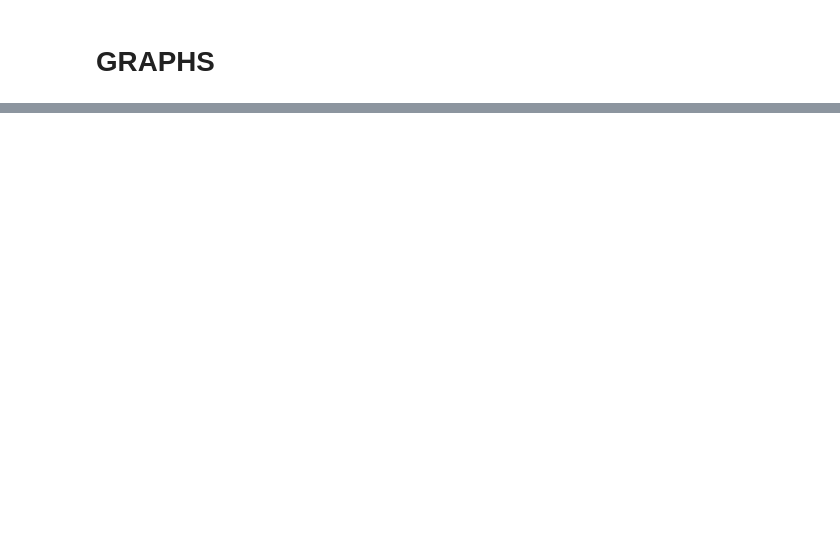
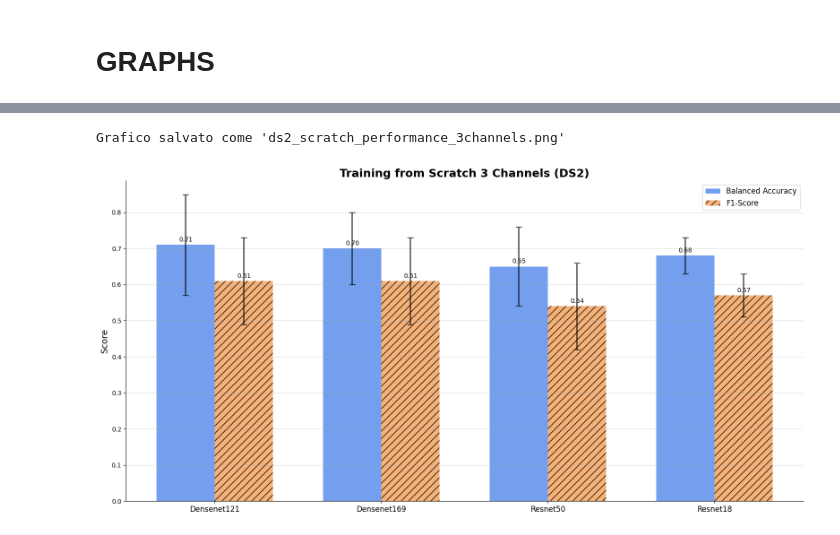
Before and after one commit to z4n0/MIND, a Jupyter notebook: notebooks/supervised_learning.ipynb, the cells around one changed output, grey strips where cells are left out. Cells and saved outputs as stored; diff of their text form; code cells hidden in the pictures; blank space fills up the shorter version.

```diff
--- a/notebooks/supervised_learning.ipynb
+++ b/notebooks/supervised_learning.ipynb
@@ -1659,0 +1666,72 @@ else:
+# %%
+import matplotlib.pyplot as plt
+import numpy as np
+import pandas as pd
+
+# --- 1. DATA FROM THE PROVIDED TABLE ---
+# Data for the "Training from scratch 3 channels" experiment on DS2.
+
+# Nomi dei modelli per l'asse X (ordinati come nella tabella)
+labels = ['Densenet121', 'Densenet169', 'Resnet50', 'Resnet18']
+
+# Valori di Balanced Accuracy (bac)
+acc_means = np.array([0.71, 0.70, 0.65, 0.68])
+acc_stds = np.array([0.14, 0.10, 0.11, 0.05])
+
+# Valori di F1-Score (f1)
+f1_means = np.array([0.61, 0.61, 0.54, 0.57])
+f1_stds = np.array([0.12, 0.12, 0.12, 0.06])
+
+# --- 2. CREAZIONE DEL GRAFICO ---
+fig, ax = plt.subplots(figsize=(16, 8))
+
+x = np.arange(len(labels))  # le posizioni delle etichette
+width = 0.35  # la larghezza delle barre
+
+# Disegna le barre della Balanced Accuracy (solide)
+rects1 = ax.bar(x - width/2, acc_means, width, label='Balanced Accuracy',
+                yerr=acc_stds, capsize=5, color='cornflowerblue', alpha=0.9)
+
+# Disegna le barre dell'F1-Score (tratteggiate)
+rects2 = ax.bar(x + width/2, f1_means, width, label='F1-Score',
+                yerr=f1_stds, capsize=5, color='sandybrown', hatch='//', alpha=0.85)
+
+# --- 3. AGGIUNTA DI ETICHETTE E STILE ---
+ax.set_ylabel('Score', fontsize=14)
+ax.set_title('Training from Scratch 3 Channels (DS2)', fontsize=18, fontweight='bold')
+ax.set_xticks(x)
+ax.set_xticklabels(labels, rotation=0, ha="center", fontsize=12)
+ax.legend(fontsize=12)
+
+# Calcola il limite superiore dell'asse y in modo sicuro
+all_means = np.concatenate([acc_means, f1_means])
+max_val = np.nanmax(all_means) if len(all_means) > 0 else 1.0
+ax.set_ylim(0, max_val * 1.25)
+
+# Funzione per aggiungere i valori numerici sopra le barre
+def add_value_labels(rects):
+    for rect in rects:
+        height = rect.get_height()
+        if pd.notna(height):
+            ax.annotate(f'{height:.2f}', # Mostra 2 cifre decimali
+                        xy=(rect.get_x() + rect.get_width() / 2, height),
+                        xytext=(0, 3),  # 3 punti di offset verticale
+                        textcoords="offset points",
+                        ha='center', va='bottom', fontsize=10)
+
+add_value_labels(rects1)
+add_value_labels(rects2)
+
+# Migliora il layout generale
+ax.grid(axis='y', linestyle='--', alpha=0.6)
+ax.spines['top'].set_visible(False)
+ax.spines['right'].set_visible(False)
+fig.tight_layout()
+
+# --- 4. SALVATAGGIO E VISUALIZZAZIONE ---
+plt.savefig("ds2_scratch_performance_3channels.png", dpi=300, bbox_inches='tight')
+print("Grafico salvato come 'ds2_scratch_performance_3channels.png'")
+plt.show()
+# %% [output]
+Grafico salvato come 'ds2_scratch_performance_3channels.png'
+[figure, added]
```
Also changed, not shown: parts of 18 cells of this notebook, 17 other files.
